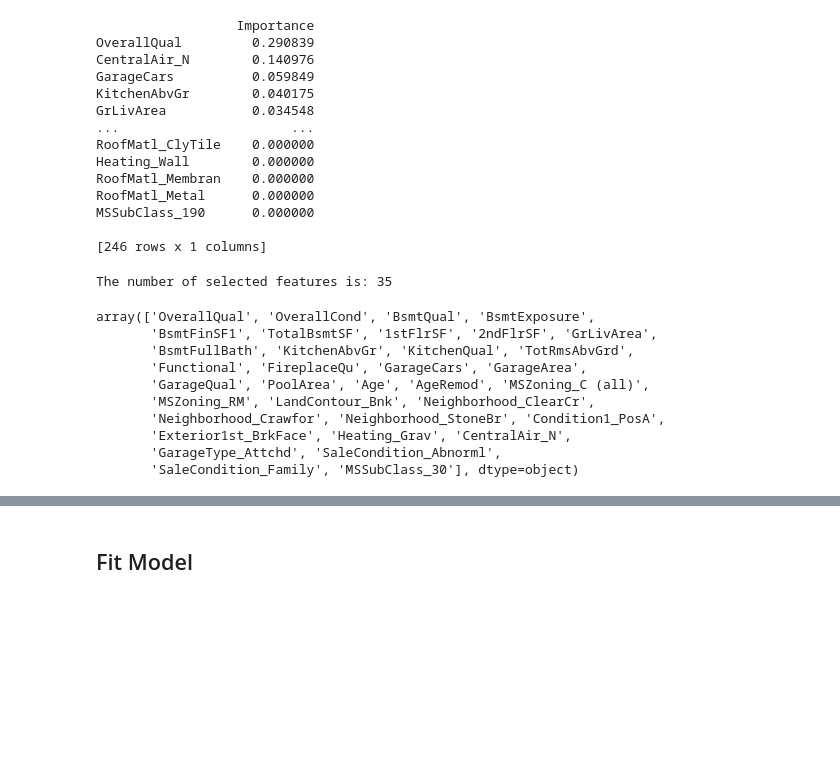
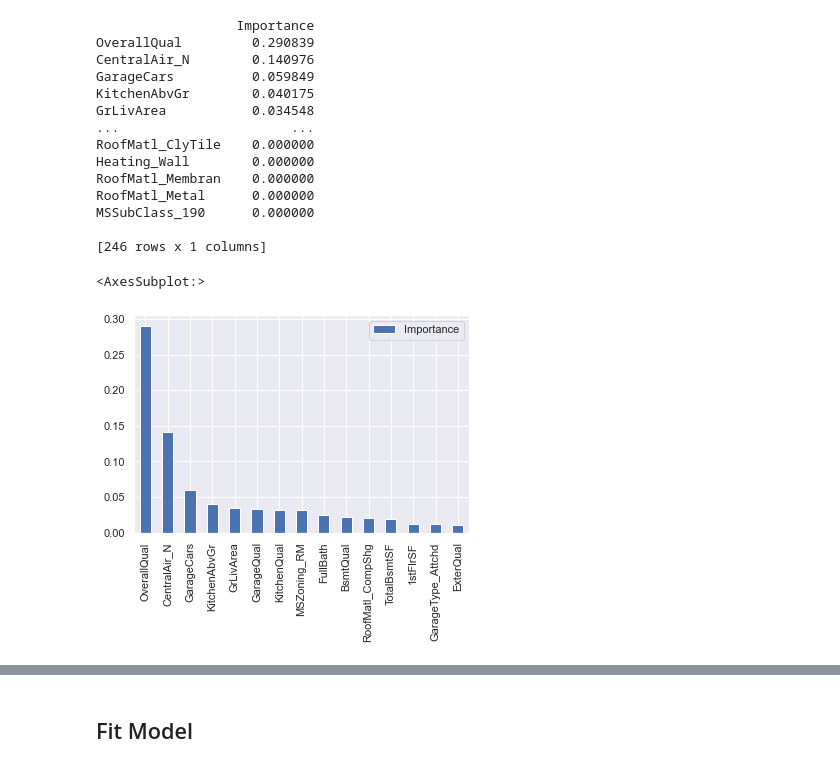
Before and after one commit to Santoshsai007/Kaggle-House-Price-prediction-using-advanced-regression-techniques, a Jupyter notebook: Kaggle Housing price Prediction.ipynb, the cells around one changed output, grey strips where cells are left out. Saved outputs shown, nothing was run; the diff lists cells and outputs as text; code cells hidden in the pictures; blank space fills up the shorter version.

```diff
--- a/Kaggle Housing price Prediction.ipynb
+++ b/Kaggle Housing price Prediction.ipynb
@@ -566,31 +566,9 @@ RoofMatl_Metal      0.000000
 MSSubClass_190      0.000000
 
 [246 rows x 1 columns]
-# %%
-#Using Recursive feature elimination with cross-validation to select the number of features and
-#Xgbregressor as estimator
-#Negative mean sqaured error as scoring function.
-estimator = XGBRegressor()
-selector = RFECV(estimator, cv = 3, n_jobs = -1, scoring ="neg_mean_squared_error")
-selector = selector.fit(X_train, y_train)
-
-print("The number of selected features is: {}".format(selector.n_features_))
-
-features_kept = X_train.columns.values[selector.support_]
-X_train = X_train[features_kept]
-X_test = X_test[features_kept]
-# %% [output]
-The number of selected features is: 35
-# %%
-features_kept
-# %% [output]
-array(['OverallQual', 'OverallCond', 'BsmtQual', 'BsmtExposure',
-       'BsmtFinSF1', 'TotalBsmtSF', '1stFlrSF', '2ndFlrSF', 'GrLivArea',
-       'BsmtFullBath', 'KitchenAbvGr', 'KitchenQual', 'TotRmsAbvGrd',
-       'Functional', 'FireplaceQu', 'GarageCars', 'GarageArea',
-       'GarageQual', 'PoolArea', 'Age', 'AgeRemod', 'MSZoning_C (all)',
-       'MSZoning_RM', 'LandContour_Bnk', 'Neighborhood_ClearCr',
-       'Neighborhood_Crawfor', 'Neighborhood_StoneBr', 'Condition1_PosA',
-       'Exterior1st_BrkFace', 'Heating_Grav', 'CentralAir_N',
-       'GarageType_Attchd', 'SaleCondition_Abnorml',
-       'SaleCondition_Family', 'MSSubClass_30'], dtype=object)
+# %%
+#PLot feature importances with barchart
+imp[:15].plot(kind="bar")
+# %% [output]
+<AxesSubplot:>
+[figure, added]
```
Also changed, not shown: parts of 82 cells of this notebook.
